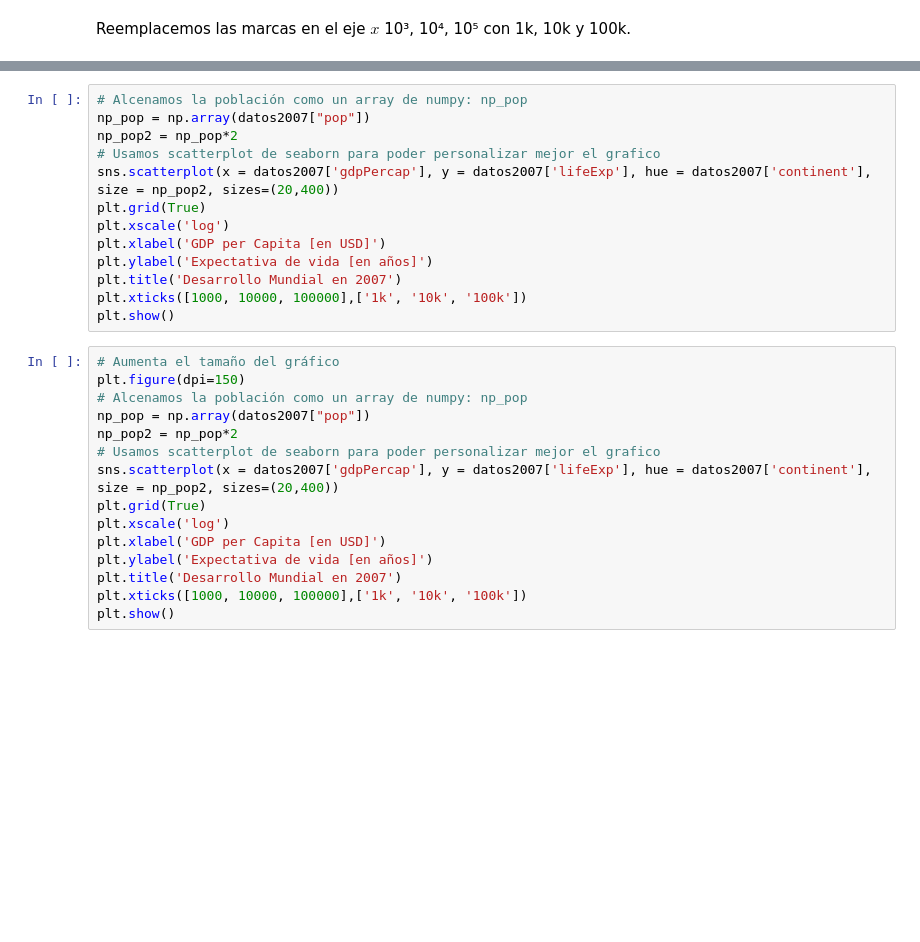
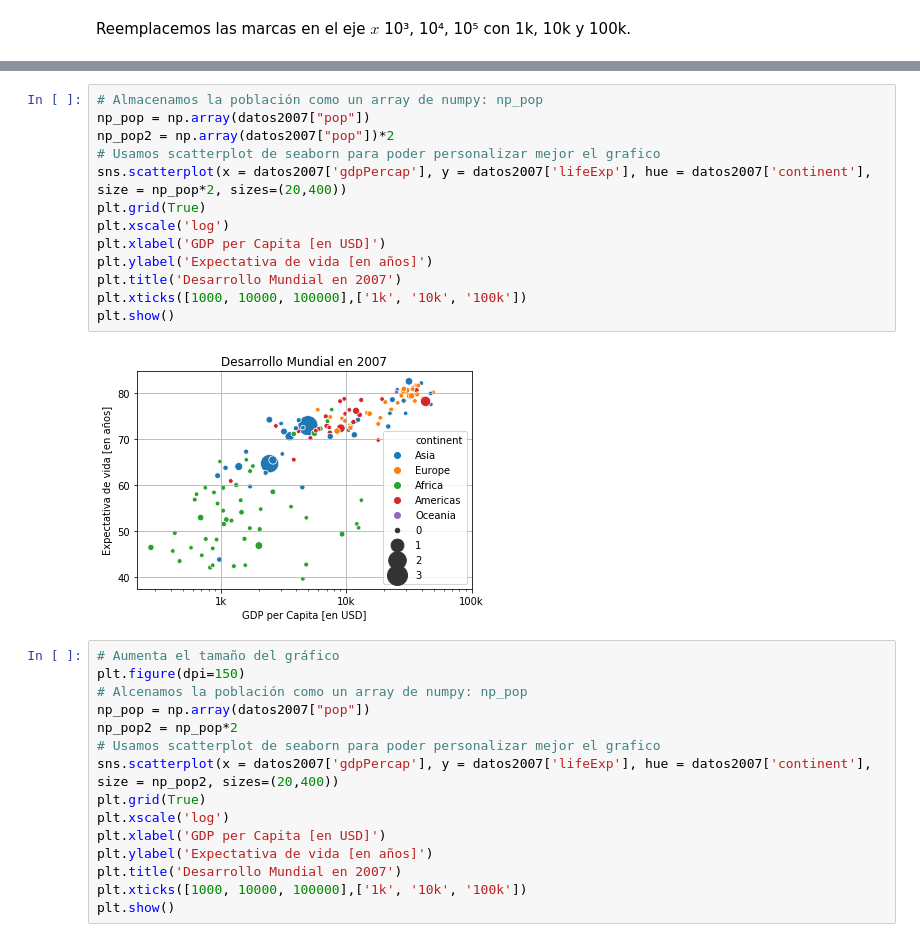
Before and after one commit to fcen-amateur/ldd, a Jupyter notebook: Notebooks/clase2-ldd-estadisticaDescriptiva.ipynb, the cells around one changed output, grey strips where cells are left out. Saved outputs shown, nothing was run; the diff lists cells and outputs as text; blank space fills up the shorter version.

```diff
--- a/Notebooks/clase2-ldd-estadisticaDescriptiva.ipynb
+++ b/Notebooks/clase2-ldd-estadisticaDescriptiva.ipynb
@@ -228,16 +276,18 @@ plt.show()
 # %%
-# Alcenamos la población como un array de numpy: np_pop
+# Almacenamos la población como un array de numpy: np_pop
 np_pop = np.array(datos2007["pop"])
-np_pop2 = np_pop*2
+np_pop2 = np.array(datos2007["pop"])*2
 # Usamos scatterplot de seaborn para poder personalizar mejor el grafico
-sns.scatterplot(x = datos2007['gdpPercap'], y = datos2007['lifeExp'], hue = datos2007['continent'], size = np_pop2, sizes=(20,400))
+sns.scatterplot(x = datos2007['gdpPercap'], y = datos2007['lifeExp'], hue = datos2007['continent'], size = np_pop*2, sizes=(20,400))
 plt.grid(True)
 plt.xscale('log')
 plt.xlabel('GDP per Capita [en USD]')
 plt.ylabel('Expectativa de vida [en años]')
 plt.title('Desarrollo Mundial en 2007')
 plt.xticks([1000, 10000, 100000],['1k', '10k', '100k'])
 plt.show()
+# %% [output]
+[figure, added]
 # %%
 # Aumenta el tamaño del gráfico
 plt.figure(dpi=150)
```
Also changed, not shown: parts of 21 cells of this notebook.
